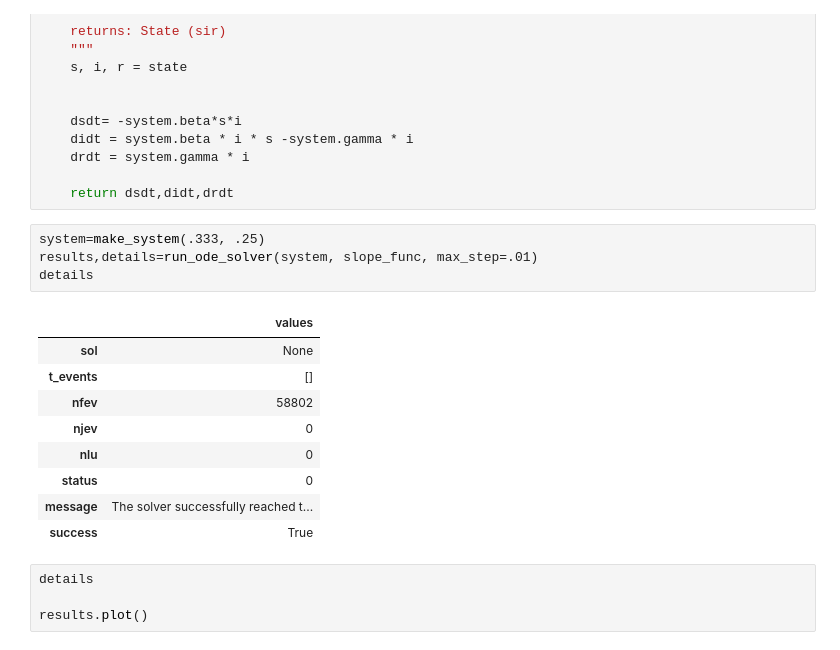
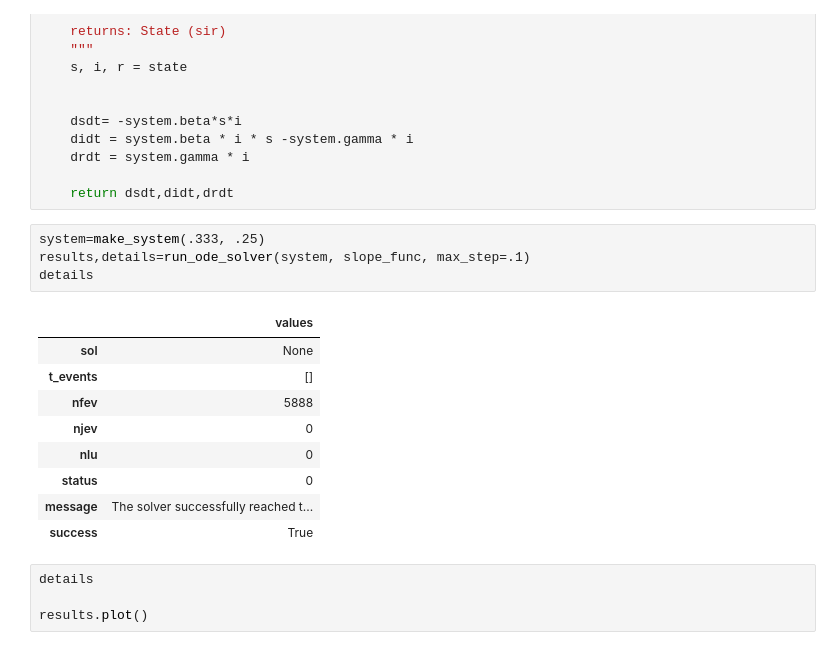
Before and after one commit to colinmsnow/ModSimPy, a Jupyter notebook: code/chap13ode.ipynb, the cells around one changed output. Cells and saved outputs as stored; diff of their text form.

```diff
--- a/code/chap13ode.ipynb
+++ b/code/chap13ode.ipynb
@@ -248,13 +248,13 @@ def slope_func(state, t, system):
     return dsdt,didt,drdt
 # %%
 system=make_system(.333, .25)
-results,details=run_ode_solver(system, slope_func, max_step=.01)
+results,details=run_ode_solver(system, slope_func, max_step=.1)
 details
 # %% [output]
 |  | values |
 | sol | None |
 | t_events | [] |
-| nfev | 58802 |
+| nfev | 5888 |
 | njev | 0 |
 | nlu | 0 |
 | status | 0 |
```
Also changed, not shown: parts of 1 cell of this notebook, 3 other files.
